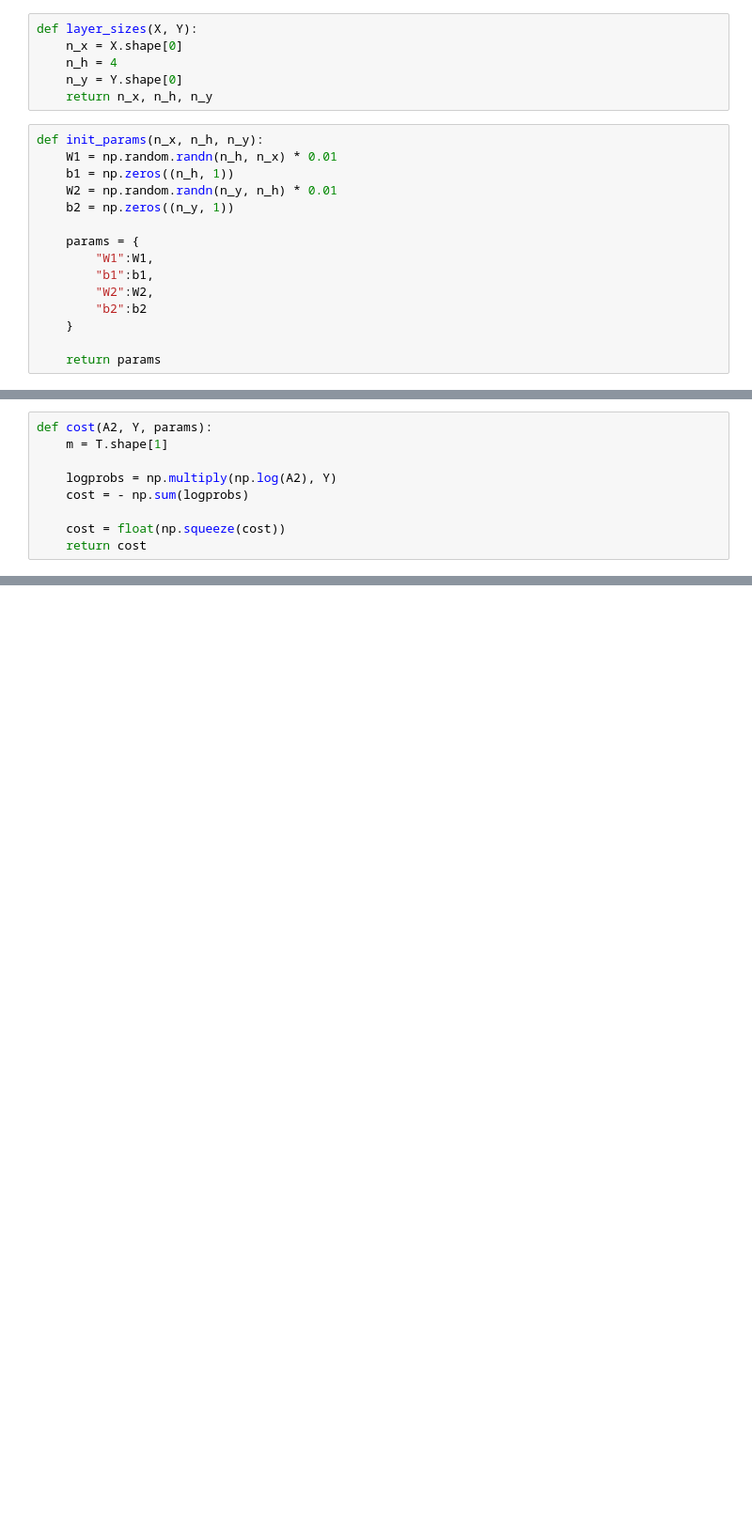
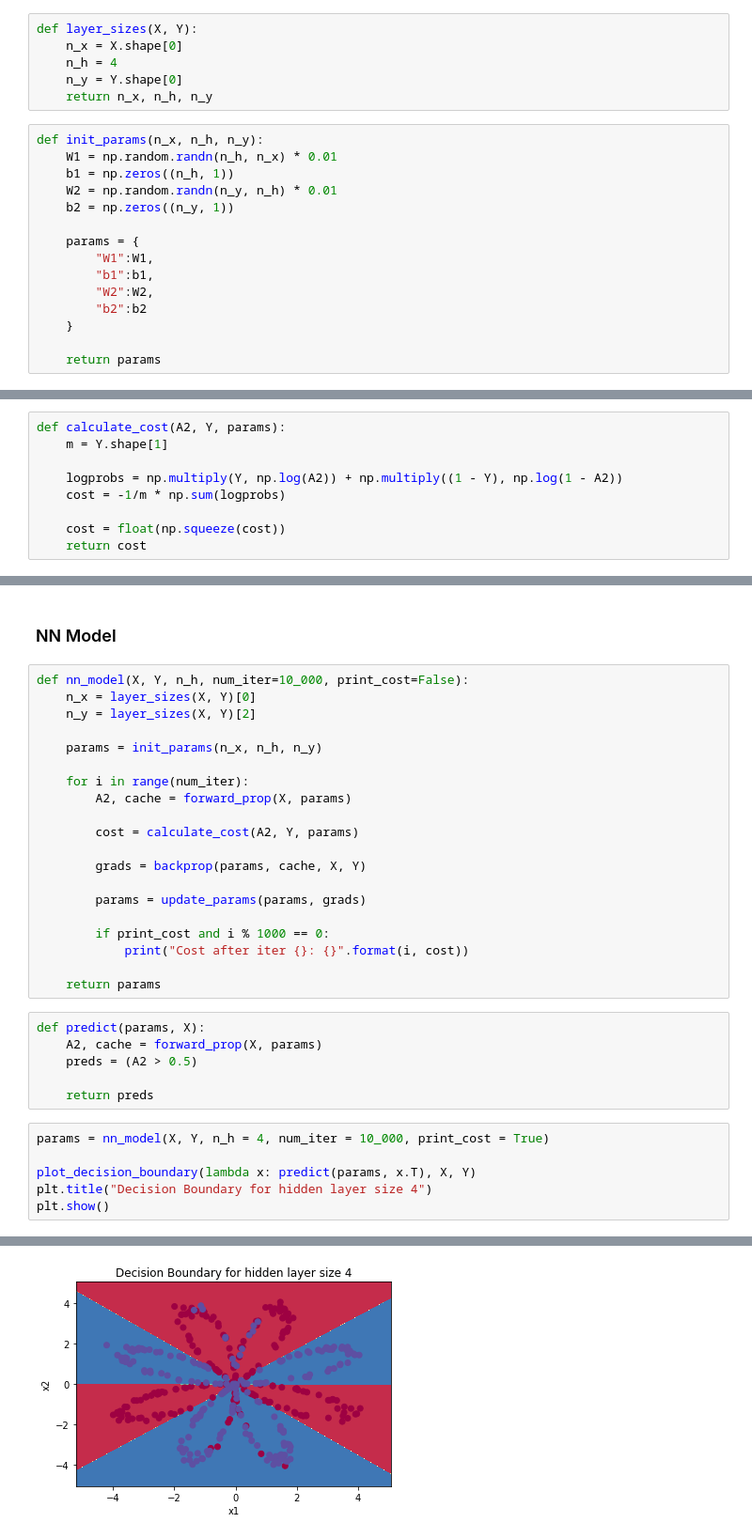
Before and after one commit to david-l-morton/ML-Projects, a Jupyter notebook: Scratch/NG_Data_Classification_One_Layer_NN.ipynb, the cells around one changed output, grey strips where cells are left out. Shown at 94% size. Drawn from its saved outputs; the diff is of its cells as text; blank space fills up the shorter version.

Commit message:
backprop 2

```diff
--- a/Scratch/NG_Data_Classification_One_Layer_NN.ipynb
+++ b/Scratch/NG_Data_Classification_One_Layer_NN.ipynb
@@ -84,11 +84,11 @@ def forward_propagation(X, params):
 
     return A2, cache
 # %%
-def cost(A2, Y, params):
-    m = T.shape[1]
+def calculate_cost(A2, Y, params):
+    m = Y.shape[1]
 
-    logprobs = np.multiply(np.log(A2), Y)
-    cost = - np.sum(logprobs)
+    logprobs = np.multiply(Y, np.log(A2)) + np.multiply((1 - Y), np.log(1 - A2))
+    cost = -1/m * np.sum(logprobs)
 
     cost = float(np.squeeze(cost))
     return cost
@@ -94,0 +150,35 @@ def cost(A2, Y, params):
+# %% [markdown]
+### NN Model
+# %%
+def nn_model(X, Y, n_h, num_iter=10_000, print_cost=False):
+    n_x = layer_sizes(X, Y)[0]
+    n_y = layer_sizes(X, Y)[2]
+
+    params = init_params(n_x, n_h, n_y)
+
+    for i in range(num_iter):
+        A2, cache = forward_prop(X, params)
+
+        cost = calculate_cost(A2, Y, params)
+
+        grads = backprop(params, cache, X, Y)
+
+        params = update_params(params, grads)
+
+        if print_cost and i % 1000 == 0:
+            print("Cost after iter {}: {}".format(i, cost))
+
+    return params
+# %%
+def predict(params, X):
+    A2, cache = forward_prop(X, params)
+    preds = (A2 > 0.5)
+
+    return preds
+# %%
+params = nn_model(X, Y, n_h = 4, num_iter = 10_000, print_cost = True)
+
+plot_decision_boundary(lambda x: predict(params, x.T), X, Y)
+plt.title("Decision Boundary for hidden layer size 4")
+plt.show()
+# %% [output]
@@ -94,0 +195 @@ def cost(A2, Y, params):
+[figure, added]
```
Also changed, not shown: parts of 10 cells of this notebook.
